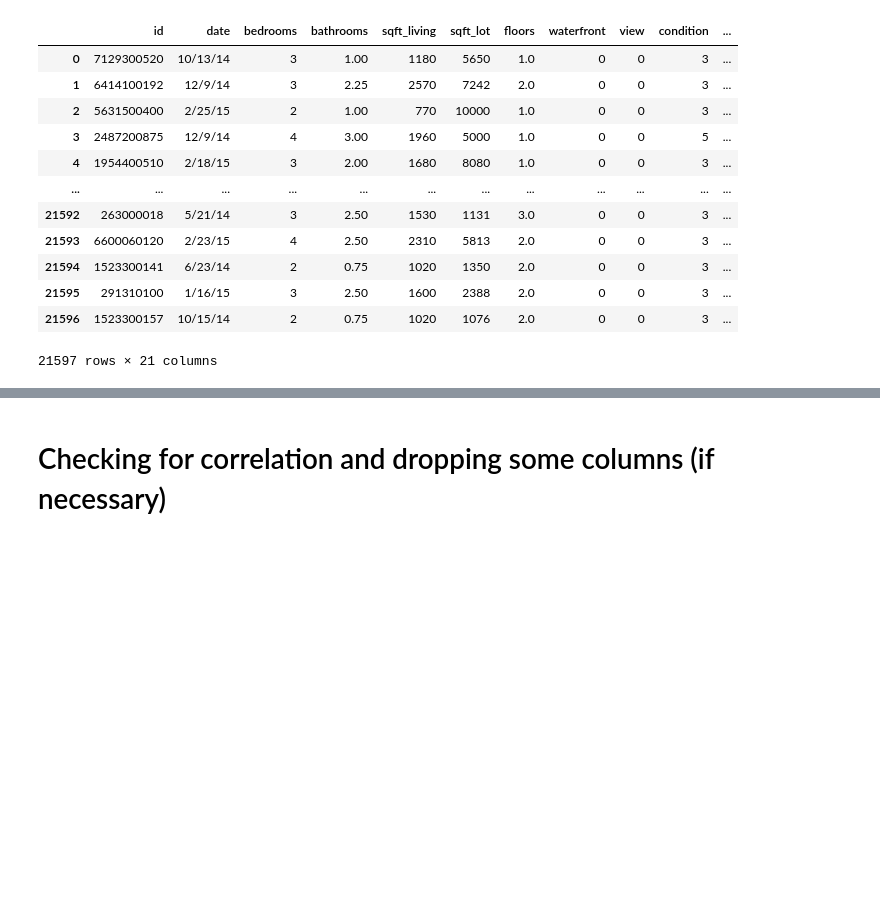
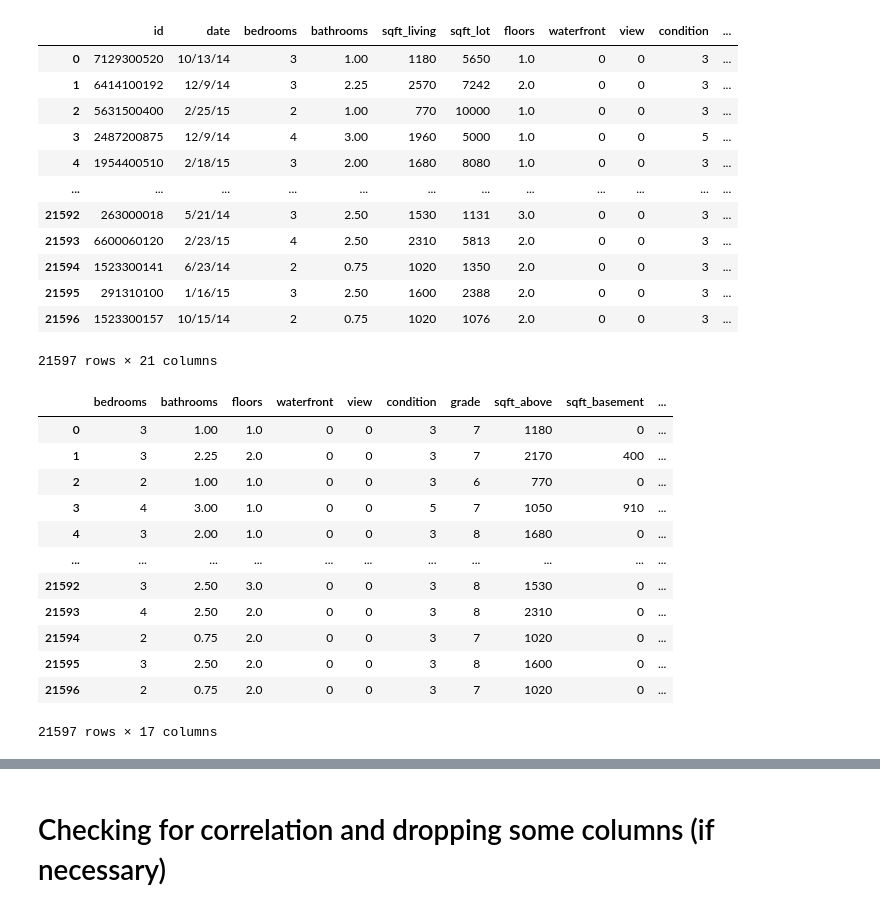
Before and after one commit to izelyekrek/Regression_Mid-Project, a Jupyter notebook: Regression Project.ipynb, the cells around one changed output, grey strips where cells are left out. Cells and saved outputs as stored; diff of their text form; code cells hidden in the pictures; blank space fills up the shorter version.

```diff
--- a/Regression Project.ipynb
+++ b/Regression Project.ipynb
@@ -187,6 +192,24 @@ data
 | 21595 | 291310100 | 1/16/15 | 3 | 2.50 | 1600 | 2388 | 2.0 | 0 | 0 | 3 | ... |
 | 21596 | 1523300157 | 10/15/14 | 2 | 0.75 | 1020 | 1076 | 2.0 | 0 | 0 | 3 | ... |
 21597 rows × 21 columns
+# %%
+#Dropping some columns
+data = data.drop(['id', 'date','sqft_living','sqft_lot'], axis = 1)
+data
+# %% [output]
+|  | bedrooms | bathrooms | floors | waterfront | view | condition | grade | sqft_above | sqft_basement | ... |
+| 0 | 3 | 1.00 | 1.0 | 0 | 0 | 3 | 7 | 1180 | 0 | ... |
+| 1 | 3 | 2.25 | 2.0 | 0 | 0 | 3 | 7 | 2170 | 400 | ... |
+| 2 | 2 | 1.00 | 1.0 | 0 | 0 | 3 | 6 | 770 | 0 | ... |
+| 3 | 4 | 3.00 | 1.0 | 0 | 0 | 5 | 7 | 1050 | 910 | ... |
+| 4 | 3 | 2.00 | 1.0 | 0 | 0 | 3 | 8 | 1680 | 0 | ... |
+| ... | ... | ... | ... | ... | ... | ... | ... | ... | ... | ... |
+| 21592 | 3 | 2.50 | 3.0 | 0 | 0 | 3 | 8 | 1530 | 0 | ... |
+| 21593 | 4 | 2.50 | 2.0 | 0 | 0 | 3 | 8 | 2310 | 0 | ... |
+| 21594 | 2 | 0.75 | 2.0 | 0 | 0 | 3 | 7 | 1020 | 0 | ... |
+| 21595 | 3 | 2.50 | 2.0 | 0 | 0 | 3 | 8 | 1600 | 0 | ... |
+| 21596 | 2 | 0.75 | 2.0 | 0 | 0 | 3 | 7 | 1020 | 0 | ... |
+21597 rows × 17 columns
 # %%
 #Checking for outliers for a few columns and cleaning them
 # %%
```
Also changed, not shown: parts of 32 cells of this notebook, 3 other files.
